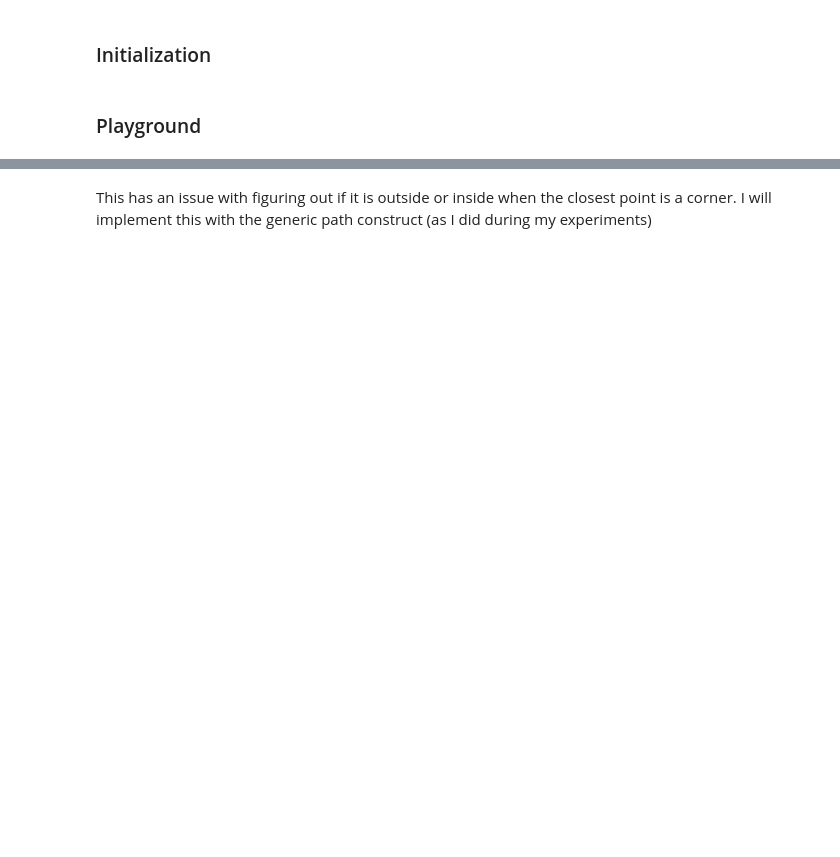
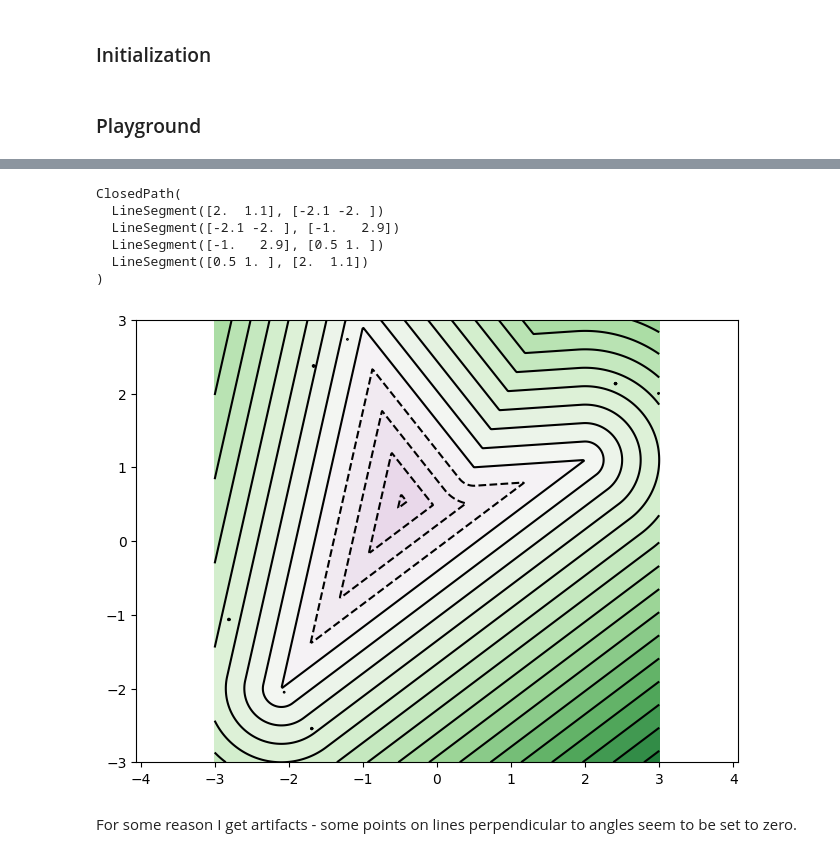
Before and after one commit to implicitsurfaces/polymorph, a Jupyter notebook: notebooks/s2df playground.ipynb, the cells around one changed output, grey strips where cells are left out. Saved outputs shown, nothing was run; the diff lists cells and outputs as text; code cells hidden in the pictures; blank space fills up the shorter version.

Commit message:
Added a way to create polygons

```diff
--- a/notebooks/s2df playground.ipynb
+++ b/notebooks/s2df playground.ipynb
@@ -11,7 +11,7 @@ def render(shape, bounds=(-3, 3), n=500):
     X, Y = jnp.meshgrid(x, x)
 
     grid_points = jnp.column_stack((X.flatten(), Y.flatten()))
-    vec_is_inside = jax.jit(lambda x: 1 - shape.is_inside(x))
+    vec_is_inside = (lambda x: 1 - shape.is_inside(x))
     plt.imshow(vec_is_inside(grid_points).reshape(n, n), cmap="gray", origin="lower", extent=[bounds[0], bounds[1],bounds[0], bounds[1]])
 
 
@@ -20,7 +20,7 @@ def render_distance(shape, bounds=(-3, 3), n=500):
     X, Y = jnp.meshgrid(x, x)
 
     grid_points = jnp.column_stack((X.flatten(), Y.flatten()))
-    sdf = jax.jit(shape.distance)
+    sdf = (shape.distance)
 
     values = sdf(grid_points).reshape(n, n)
 
@@ -46,2 +50,15 @@ render_distance(Triangle(p(2, 1), p(0, 0), p(0.5, 1)), [-3, 3])
+# %%
+polygon([p(2, 1.1), p(-2.1, -2), p(-1, 2.9), p(0.5, 1)])
+# %% [output]
+ClosedPath(
+  LineSegment([2.  1.1], [-2.1 -2. ])
+  LineSegment([-2.1 -2. ], [-1.   2.9])
+  LineSegment([-1.   2.9], [0.5 1. ])
+  LineSegment([0.5 1. ], [2.  1.1])
+)
+# %%
+render_distance(polygon([p(2, 1.1), p(-2.1, -2), p(-1, 2.9), p(0.5, 1)]), [-3, 3])
+# %% [output]
+[figure, added]
 # %% [markdown]
-This has an issue with figuring out if it is outside or inside when the closest point is a corner. I will implement this with the generic path construct (as I did during my experiments)
+For some reason I get artifacts - some points on lines perpendicular to angles seem to be set to zero.
```
Also changed, not shown: parts of 4 cells of this notebook, 6 other files.
